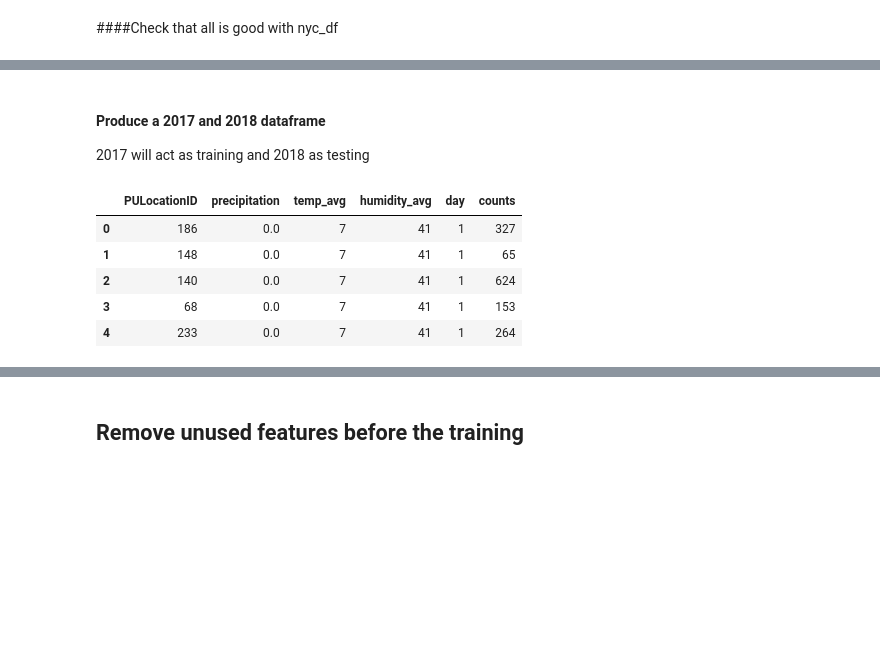
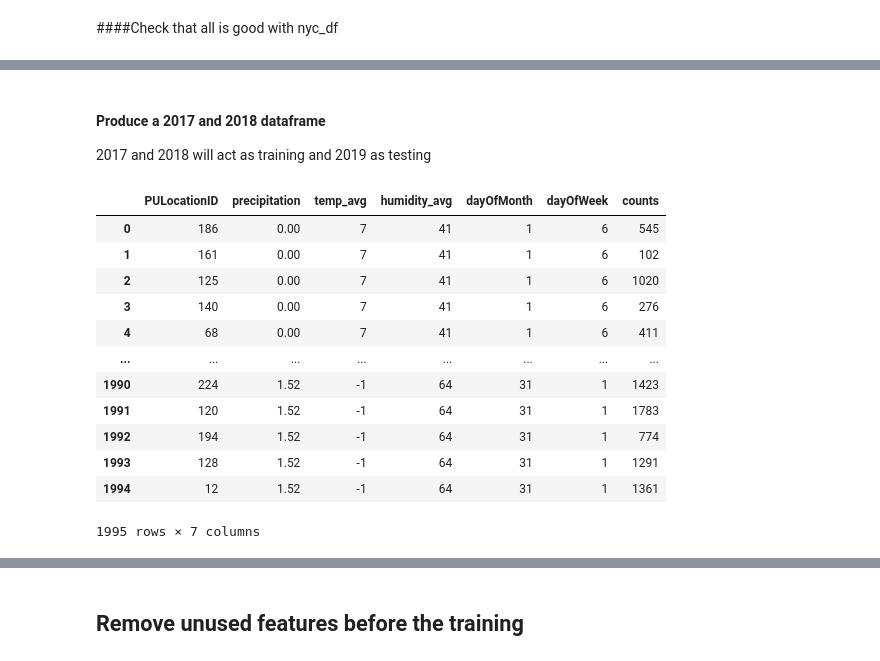
Before and after one commit to A5-015/nyc-taxi-data, a Jupyter notebook: nyc_taxi_data_analysis.ipynb, the cells around one changed output, grey strips where cells are left out. Drawn from its saved outputs; the diff is of its cells as text; code cells hidden in the pictures; blank space fills up the shorter version.

```diff
--- a/nyc_taxi_data_analysis.ipynb
+++ b/nyc_taxi_data_analysis.ipynb
@@ -431,3 +438,5 @@ weather_df.head()
+# %%
+weather_df['precipitation'] = weather_df['precipitation'].astype(str).astype(float)
 # %% [markdown]
 #### Check for missing values
 # %%
@@ -551,7 +578,8 @@ weather_df
 #     nyc_df.day[index] = int(nyc_df.tpep_pickup_datetime[index].strftime("%d"))
 
 nyc_df = pd.merge(nyc_df, weather_df[['precipitation','temp_avg','humidity_avg']], how='inner', left_index=True, right_index=True)
-nyc_df['day'] = nyc_df.tpep_pickup_datetime.dt.day
+nyc_df['dayOfMonth'] = nyc_df.tpep_pickup_datetime.dt.day
+nyc_df['dayOfWeek'] = nyc_df.tpep_pickup_datetime.dt.dayofweek
 # %% [markdown]
 ## Check for missing values
 # %%
@@ -747,10 +772,11 @@ nyc_df
 # %% [markdown]
 #### Produce a 2017 and 2018 dataframe
 
-2017 will act as training and 2018 as testing
+2017 and 2018 will act as training and 2019 as testing
 # %%
-df_17 = nyc_df.loc[nyc_df["tpep_pickup_datetime"].dt.year == 2017]
-df_18 = nyc_df.loc[nyc_df["tpep_pickup_datetime"].dt.year == 2018]
+df_17 = nyc_df.loc[(nyc_df["tpep_pickup_datetime"].dt.year == 2017)]
+df_18 = nyc_df.loc[(nyc_df["tpep_pickup_datetime"].dt.year == 2018)]
+df_19 = nyc_df.loc[(nyc_df["tpep_pickup_datetime"].dt.year == 2019)]
 
 df_17 = df_17.drop(columns=[  'tpep_pickup_datetime',
                               'tpep_dropoff_datetime',
@@ -785,23 +811,52 @@ df_18 = df_18.drop(columns=[  'tpep_pickup_datetime',
                               'tip_amount',
                               'tolls_amount',
                               'improvement_surcharge'])
+
+df_19 = df_19.drop(columns=[  'tpep_pickup_datetime',
+                              'tpep_dropoff_datetime',
+                              'DOLocationID',
+                              'VendorID',
+                              'RatecodeID',
+                              'store_and_fwd_flag',
+                              'payment_type',
+                              'passenger_count',
+                              'fare_amount',
+                              'total_amount',
+                              'trip_distance',
+                              'extra',
+                              'mta_tax',
+                              'tip_amount',
+                              'tolls_amount',
+                              'improvement_surcharge'])
 # %%
-df_17_counts = df_17.groupby(['day','PULocationID']).size().reset_index(name='count')['count']
-df_17 = df_17.drop_duplicates(['day','PULocationID'])
+df_17_counts = df_17.groupby(['dayOfMonth','PULocationID']).size().reset_index(name='count')['count']
+df_17 = df_17.drop_duplicates(['dayOfMonth','PULocationID'])
 df_17 = df_17.reset_index(drop=True)
 df_17['counts'] = df_17_counts
 
-df_18_counts = df_18.groupby(['day','PULocationID']).size().reset_index(name='count')['count']
-df_18 = df_18.drop_duplicates(['day','PULocationID'])
+df_18_counts = df_18.groupby(['dayOfMonth','PULocationID']).size().reset_index(name='count')['count']
+df_18 = df_18.drop_duplicates(['dayOfMonth','PULocationID'])
 df_18 = df_18.reset_index(drop=True)
 df_18['counts'] = df_18_counts
+
+df_19_counts = df_19.groupby(['dayOfMonth','PULocationID']).size().reset_index(name='count')['count']
+df_19 = df_19.drop_duplicates(['dayOfMonth','PULocationID'])
+df_19 = df_19.reset_index(drop=True)
+df_19['counts'] = df_19_counts
 # %%
-df_17.head()
+df_17
 # %% [output]
-|  | PULocationID | precipitation | temp_avg | humidity_avg | day | counts |
-| 0 | 186 | 0.0 | 7 | 41 | 1 | 327 |
-| 1 | 148 | 0.0 | 7 | 41 | 1 | 65 |
-| 2 | 140 | 0.0 | 7 | 41 | 1 | 624 |
-| 3 | 68 | 0.0 | 7 | 41 | 1 | 153 |
-| 4 | 233 | 0.0 | 7 | 41 | 1 | 264 |
+|  | PULocationID | precipitation | temp_avg | humidity_avg | dayOfMonth | dayOfWeek | counts |
+| 0 | 186 | 0.00 | 7 | 41 | 1 | 6 | 545 |
+| 1 | 161 | 0.00 | 7 | 41 | 1 | 6 | 102 |
+| 2 | 125 | 0.00 | 7 | 41 | 1 | 6 | 1020 |
+| 3 | 140 | 0.00 | 7 | 41 | 1 | 6 | 276 |
+| 4 | 68 | 0.00 | 7 | 41 | 1 | 6 | 411 |
+| ... | ... | ... | ... | ... | ... | ... | ... |
+| 1990 | 224 | 1.52 | -1 | 64 | 31 | 1 | 1423 |
+| 1991 | 120 | 1.52 | -1 | 64 | 31 | 1 | 1783 |
+| 1992 | 194 | 1.52 | -1 | 64 | 31 | 1 | 774 |
+| 1993 | 128 | 1.52 | -1 | 64 | 31 | 1 | 1291 |
+| 1994 | 12 | 1.52 | -1 | 64 | 31 | 1 | 1361 |
+1995 rows × 7 columns
 # %%
```
Also changed, not shown: parts of 42 cells of this notebook.
